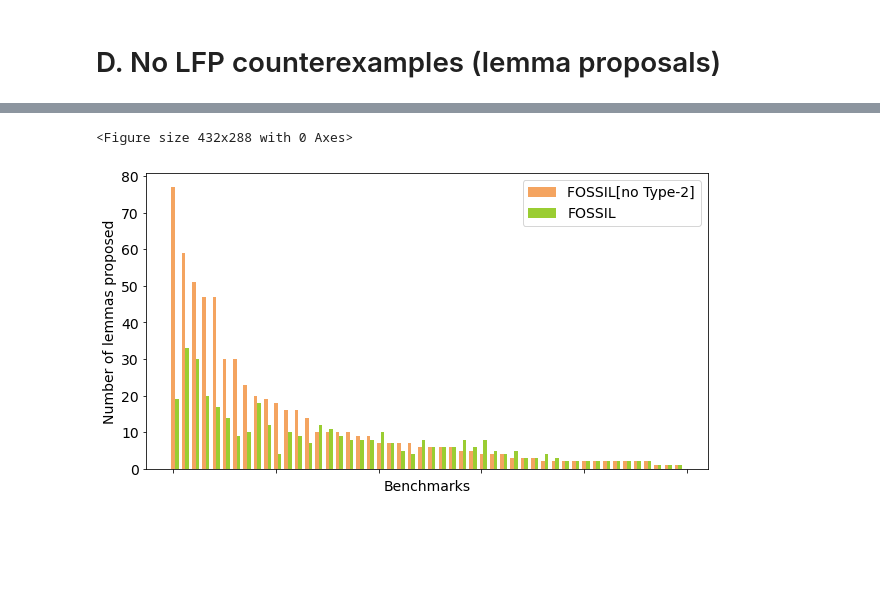
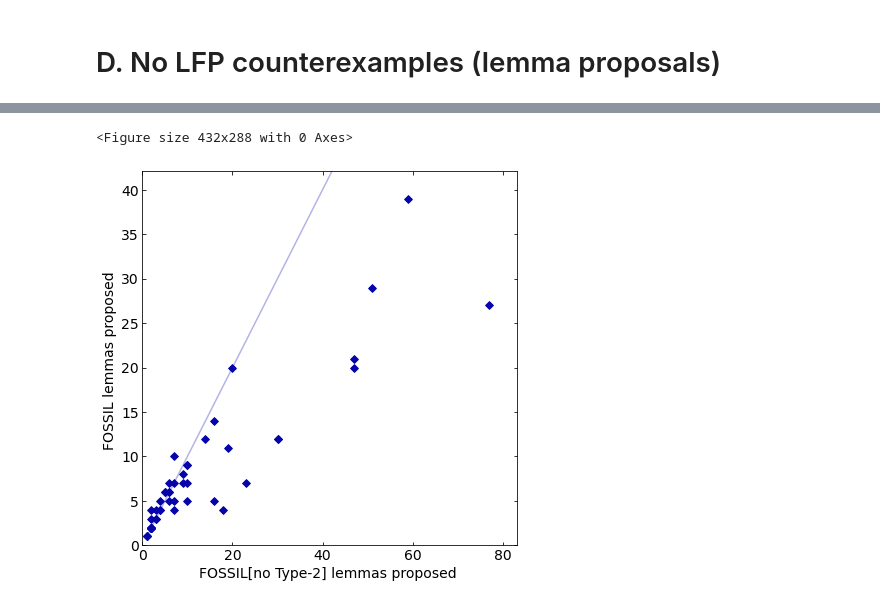
Before and after one commit to muraliadithya/FOSSIL, a Jupyter notebook: plotting/plotter.ipynb, the cells around one changed output, grey strips where cells are left out. Saved outputs shown, nothing was run; the diff lists cells and outputs as text; code cells hidden in the pictures; blank space fills up the shorter version.

Commit message:
updated plots and table LaTeX

```diff
--- a/plotting/plotter.ipynb
+++ b/plotting/plotter.ipynb
@@ -79,10 +100,7 @@ M = max([max(nocex_prop), max(cex_prop)])
 # %%
-# Plot
-x_prop = adjust(nocex_prop, mx=M)
-y_prop = adjust(cex_prop, mx=M)
-#pretty_plot(x_prop, y_prop, x_name='FOSSIL[no Type-2]', tm_val=M+1, mark='D', y_leg='upper left',
-#            log=True, square=True, measurement='lemmas proposed', unit=None, bands=False)
-pretty_bar(x_prop, y_prop)
+pretty_plot(x_prop, y_prop, x_name='FOSSIL[no Type-2]', tm_val=M+1, mark='D', y_leg='upper left',
+            log=False, square=False, measurement='lemmas proposed', unit=None, bands=False,
+            save=False, color='xkcd:royal blue')
 # %% [output]
 <Figure size 432x288 with 0 Axes>
-[figure, old version]
+[figure, new version]
```
Also changed, not shown: parts of 6 cells of this notebook, 15 other files.
